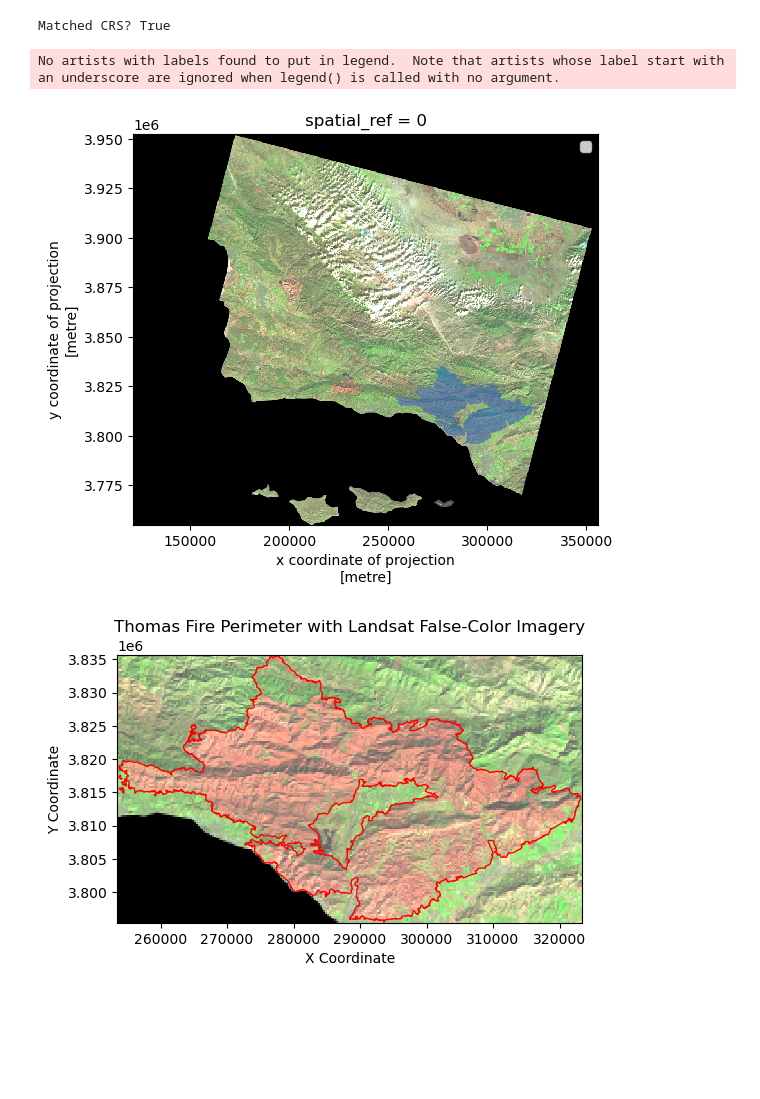
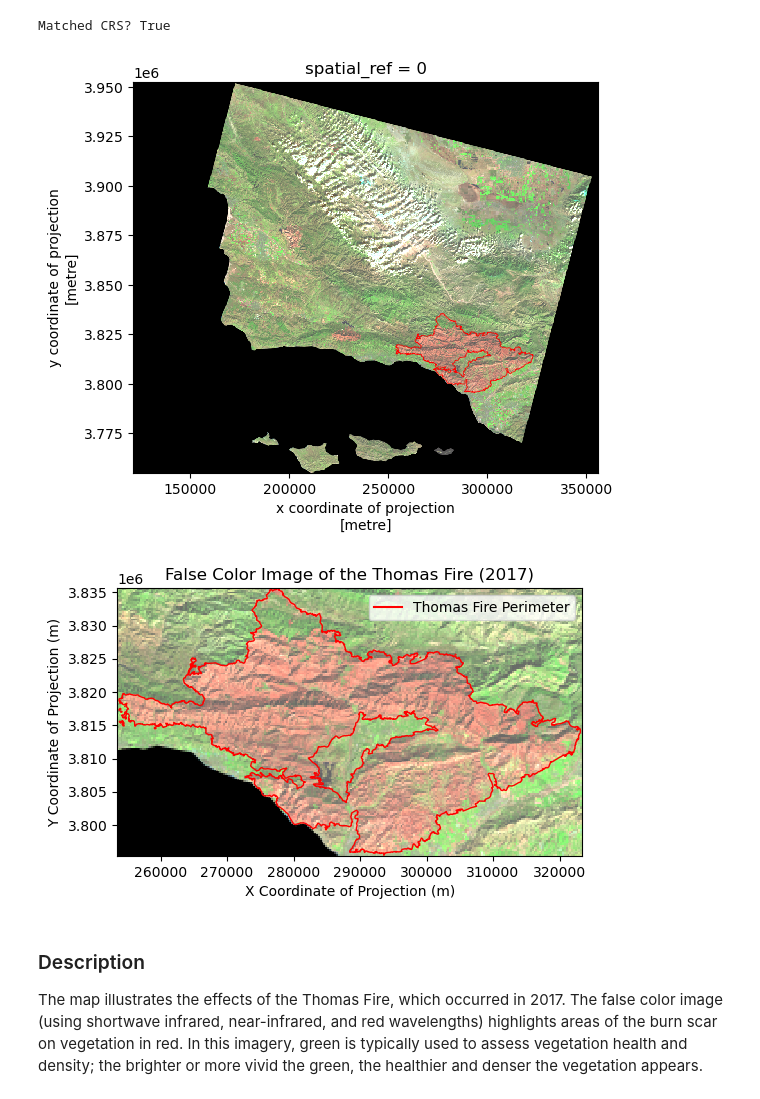
Before and after one commit to matteo-torres/eds220-hwk4, a Jupyter notebook: hwk4-task2-false-color-TORRES.ipynb, the cells around one changed output. Cells and saved outputs as stored; diff of their text form; code cells hidden in the pictures; blank space fills up the shorter version.

```diff
--- a/hwk4-task2-false-color-TORRES.ipynb
+++ b/hwk4-task2-false-color-TORRES.ipynb
@@ -118,14 +145,16 @@ Matched CRS? True
 aspect_ratio = landsat.rio.width/landsat.rio.height
 # %%
-# Plot
-fig, ax = plt.subplots(figsize = (6, 6 * aspect_ratio))  # Directly set size and aspect
+# Create a false color image map of the Thomas Fire (2017) perimeter
+fig, ax = plt.subplots(figsize = (6, 6 * aspect_ratio))
 
 landsat[["swir22", "nir08", "red"]].to_array().plot.imshow(robust = True, ax = ax)
 
-thomas_fire.plot(ax = ax, alpha = 0.6)
+thomas_fire.plot(ax = ax,
+                 facecolor = "none",
+                 edgecolor = "red",
+                 linewidth = 0.5)
 
 plt.show()
 # %% [output]
-No artists with labels found to put in legend.  Note that artists whose label start with an underscore are ignored when legend() is called with no argument.
-[figure, old version]
+[figure, new version]
 # %%
@@ -133,19 +162,33 @@ No artists with labels found to put in legend.  Note that artists whose label st
 landsat_clip = landsat.rio.clip_box(*thomas_fire.total_bounds)
 # %%
-# Plot (clipped)
+# Plot the clipped raster
 fig, ax = plt.subplots(figsize = (6, 6 * aspect_ratio))
 
 landsat_clip[["swir22", "nir08", "red"]].to_array().plot.imshow(robust = True)
 
 thomas_fire.plot(ax = ax,
                  facecolor = "none",
                  edgecolor = "red",
                  linewidth = 1)
 
-ax.set_title("Thomas Fire Perimeter with Landsat False-Color Imagery")
-ax.set_xlabel("X Coordinate")
-ax.set_ylabel("Y Coordinate")
+# Set title
+ax.set_title("False Color Image of the Thomas Fire (2017)")
+
+# Update labels
+ax.set_xlabel("X Coordinate of Projection (m)")
+ax.set_ylabel("Y Coordinate of Projection (m)")
+
+# Manually create a legend
+legend_elements = [Line2D([0], [0],
+                          color = "red",
+                          lw = 1.5,
+                          label = "Thomas Fire Perimeter")]
+
+ax.legend(handles = legend_elements)
 
 plt.show()
 # %% [output]
-[figure, old version]
+[figure, new version]
+# %% [markdown]
+### Description
+The map illustrates the effects of the Thomas Fire, which occurred in 2017. The false color image (using shortwave infrared, near-infrared, and red wavelengths) highlights areas of the burn scar on vegetation in red. In this imagery, green is typically used to assess vegetation health and density; the brighter or more vivid the green, the healthier and denser the vegetation appears.
```
Also changed, not shown: parts of 17 cells of this notebook.
